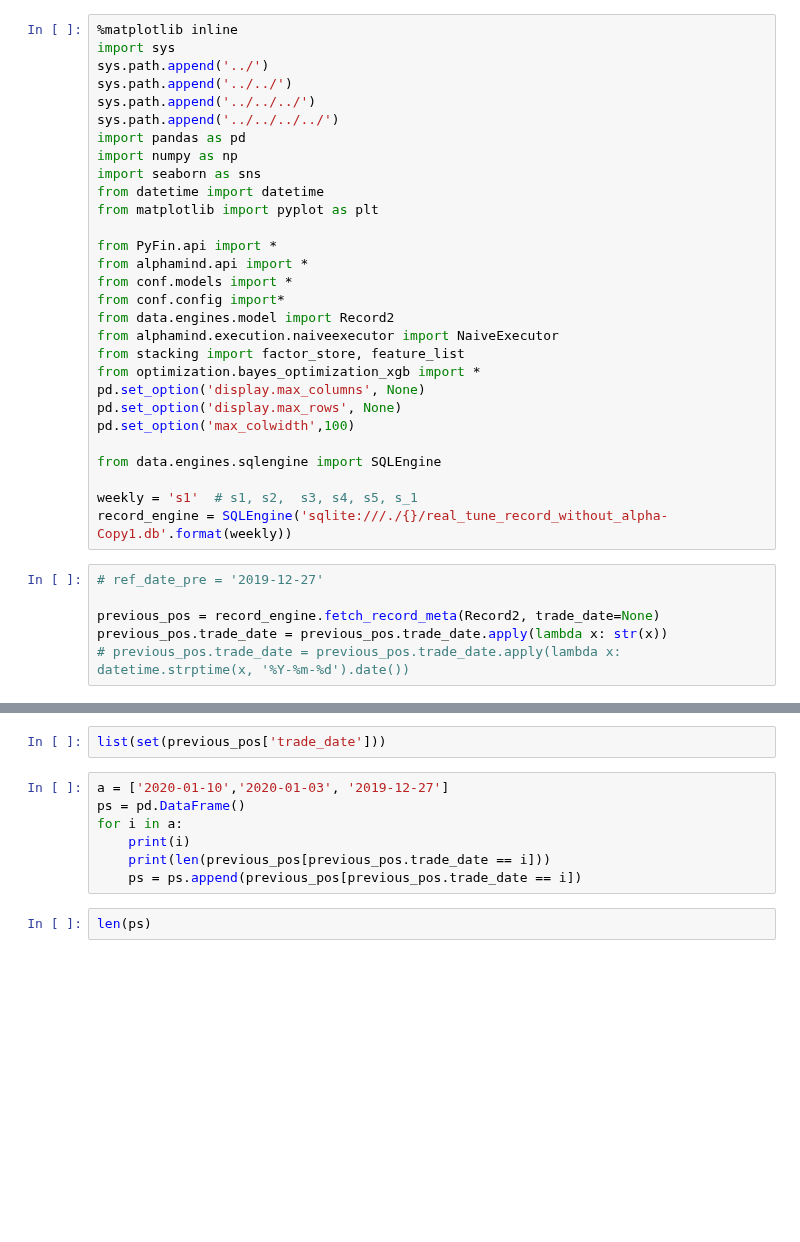
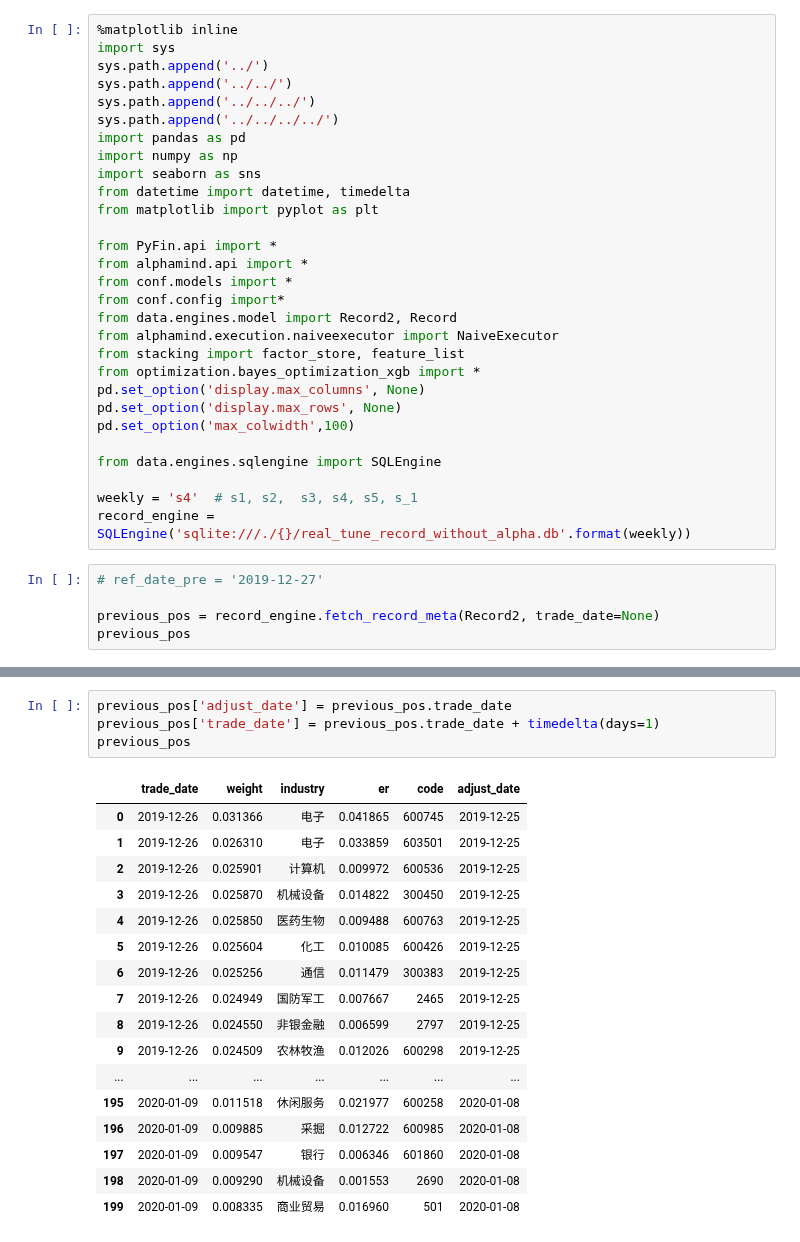
Before and after one commit to STHSF/MultiFactors, a Jupyter notebook: src/stacking/notebooks/cross_section/RealOperation/record_analysis.ipynb, the cells around one changed output, grey strips where cells are left out. Cells and saved outputs as stored; diff of their text form; blank space fills up the shorter version.

```diff
--- a/src/stacking/notebooks/cross_section/RealOperation/record_analysis.ipynb
+++ b/src/stacking/notebooks/cross_section/RealOperation/record_analysis.ipynb
@@ -8,14 +8,14 @@ sys.path.append('../../../../')
 import pandas as pd
 import numpy as np
 import seaborn as sns
-from datetime import datetime
+from datetime import datetime, timedelta
 from matplotlib import pyplot as plt
 
 from PyFin.api import *
 from alphamind.api import *
 from conf.models import *
 from conf.config import*
-from data.engines.model import Record2
+from data.engines.model import Record2, Record
 from alphamind.execution.naiveexecutor import NaiveExecutor
 from stacking import factor_store, feature_list
 from optimization.bayes_optimization_xgb import *
@@ -25,12 +25,11 @@ pd.set_option('max_colwidth',100)
 
 from data.engines.sqlengine import SQLEngine
 
-weekly = 's1'  # s1, s2,  s3, s4, s5, s_1
-record_engine = SQLEngine('sqlite:///./{}/real_tune_record_without_alpha-Copy1.db'.format(weekly))
+weekly = 's4'  # s1, s2,  s3, s4, s5, s_1
+record_engine = SQLEngine('sqlite:///./{}/real_tune_record_without_alpha.db'.format(weekly))
 # %%
 # ref_date_pre = '2019-12-27'
 
 previous_pos = record_engine.fetch_record_meta(Record2, trade_date=None)
-previous_pos.trade_date = previous_pos.trade_date.apply(lambda x: str(x))
-# previous_pos.trade_date = previous_pos.trade_date.apply(lambda x: datetime.strptime(x, '%Y-%m-%d').date())
+previous_pos
 # %% [output]
@@ -41,12 +53,23 @@ FROM pos_record]
-# %%
-list(set(previous_pos['trade_date']))
-# %%
-a = ['2020-01-10','2020-01-03', '2019-12-27']
-ps = pd.DataFrame()
-for i in a:
-    print(i)
-    print(len(previous_pos[previous_pos.trade_date == i]))
-    ps = ps.append(previous_pos[previous_pos.trade_date == i])
-# %%
-len(ps)
+# %%
+previous_pos['adjust_date'] = previous_pos.trade_date
+previous_pos['trade_date'] = previous_pos.trade_date + timedelta(days=1)
+previous_pos
+# %% [output]
+|  | trade_date | weight | industry | er | code | adjust_date |
+| 0 | 2019-12-26 | 0.031366 | 电子 | 0.041865 | 600745 | 2019-12-25 |
+| 1 | 2019-12-26 | 0.026310 | 电子 | 0.033859 | 603501 | 2019-12-25 |
+| 2 | 2019-12-26 | 0.025901 | 计算机 | 0.009972 | 600536 | 2019-12-25 |
+| 3 | 2019-12-26 | 0.025870 | 机械设备 | 0.014822 | 300450 | 2019-12-25 |
+| 4 | 2019-12-26 | 0.025850 | 医药生物 | 0.009488 | 600763 | 2019-12-25 |
+| 5 | 2019-12-26 | 0.025604 | 化工 | 0.010085 | 600426 | 2019-12-25 |
+| 6 | 2019-12-26 | 0.025256 | 通信 | 0.011479 | 300383 | 2019-12-25 |
+| 7 | 2019-12-26 | 0.024949 | 国防军工 | 0.007667 | 2465 | 2019-12-25 |
+| 8 | 2019-12-26 | 0.024550 | 非银金融 | 0.006599 | 2797 | 2019-12-25 |
+| 9 | 2019-12-26 | 0.024509 | 农林牧渔 | 0.012026 | 600298 | 2019-12-25 |
+| ... | ... | ... | ... | ... | ... | ... |
+| 195 | 2020-01-09 | 0.011518 | 休闲服务 | 0.021977 | 600258 | 2020-01-08 |
+| 196 | 2020-01-09 | 0.009885 | 采掘 | 0.012722 | 600985 | 2020-01-08 |
+| 197 | 2020-01-09 | 0.009547 | 银行 | 0.006346 | 601860 | 2020-01-08 |
+| 198 | 2020-01-09 | 0.009290 | 机械设备 | 0.001553 | 2690 | 2020-01-08 |
+| 199 | 2020-01-09 | 0.008335 | 商业贸易 | 0.016960 | 501 | 2020-01-08 |
 # %%
```
Also changed, not shown: parts of 5 cells of this notebook, 13 other files.
